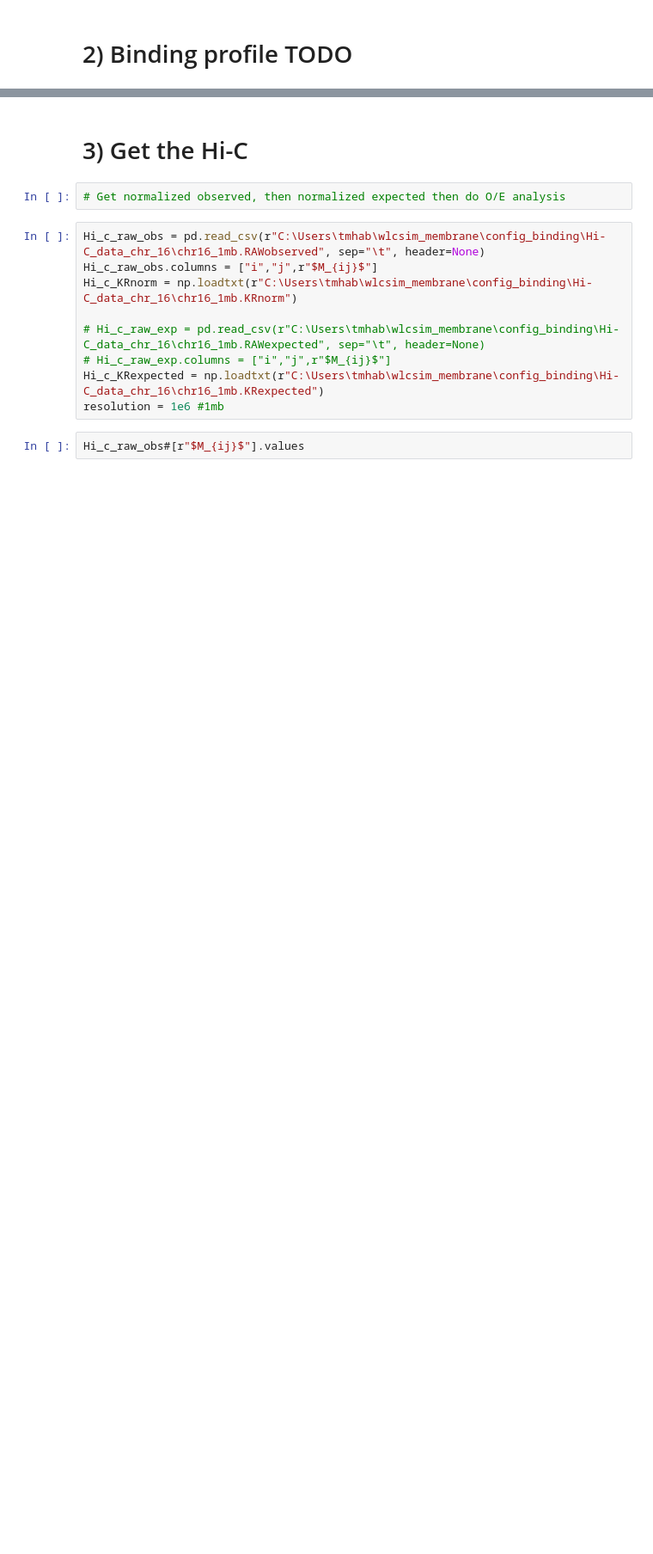
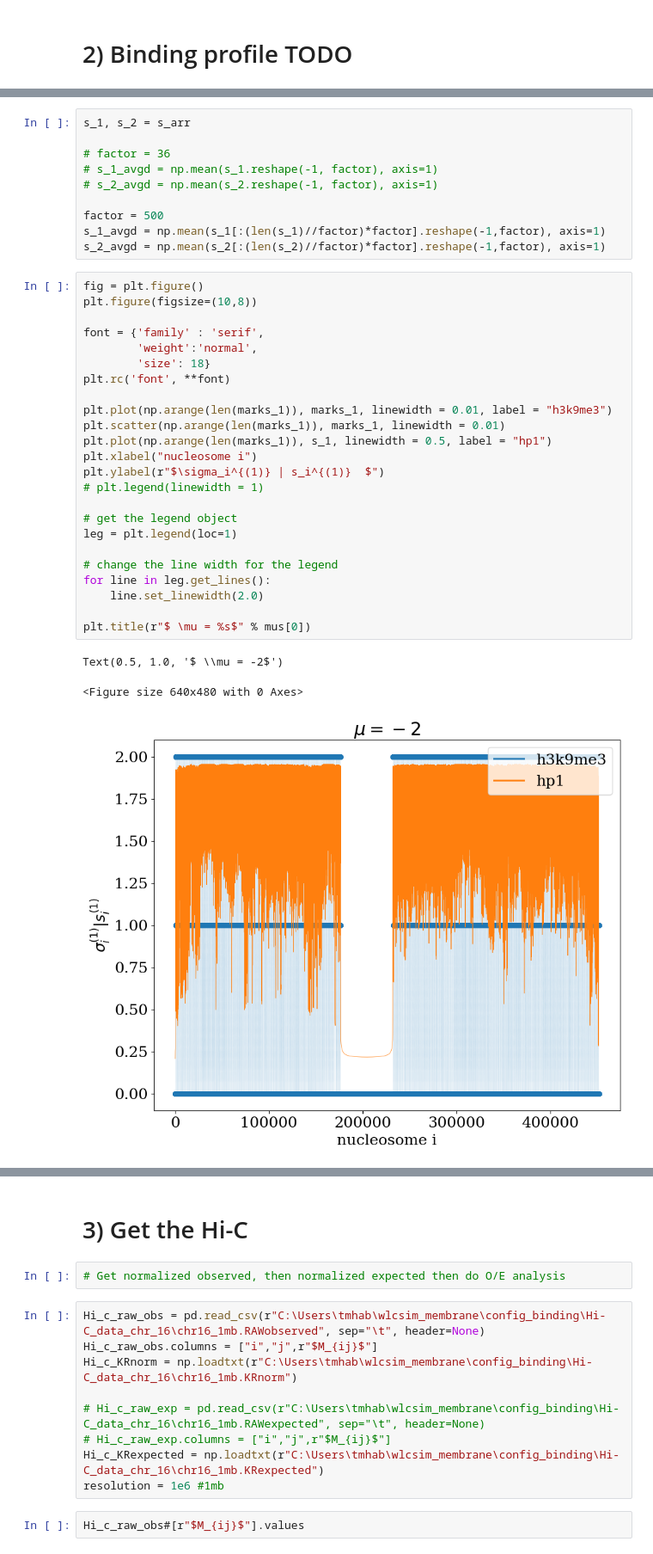
Before and after one commit to tmhabte/wlcsim_membrane, a Jupyter notebook: config_binding/Hi-C_MLP.ipynb, the cells around one changed output, grey strips where cells are left out. Shown at 86% size. Saved outputs shown, nothing was run; the diff lists cells and outputs as text; blank space fills up the shorter version.

```diff
--- a/config_binding/Hi-C_MLP.ipynb
+++ b/config_binding/Hi-C_MLP.ipynb
@@ -134,0 +322,38 @@ Text(0, 0.5, '$\\sigma_i^{(1)}$')
+# %%
+s_1, s_2 = s_arr
+
+# factor = 36
+# s_1_avgd = np.mean(s_1.reshape(-1, factor), axis=1)
+# s_2_avgd = np.mean(s_2.reshape(-1, factor), axis=1)
+
+factor = 500
+s_1_avgd = np.mean(s_1[:(len(s_1)//factor)*factor].reshape(-1,factor), axis=1)
+s_2_avgd = np.mean(s_2[:(len(s_2)//factor)*factor].reshape(-1,factor), axis=1)
+# %%
+fig = plt.figure()
+plt.figure(figsize=(10,8))
+
+font = {'family' : 'serif',
+        'weight':'normal',
+        'size': 18}
+plt.rc('font', **font)
+
+plt.plot(np.arange(len(marks_1)), marks_1, linewidth = 0.01, label = "h3k9me3")
+plt.scatter(np.arange(len(marks_1)), marks_1, linewidth = 0.01)
+plt.plot(np.arange(len(marks_1)), s_1, linewidth = 0.5, label = "hp1")
+plt.xlabel("nucleosome i")
+plt.ylabel(r"$\sigma_i^{(1)} | s_i^{(1)}  $")
+# plt.legend(linewidth = 1)
+
+# get the legend object
+leg = plt.legend(loc=1)
+
+# change the line width for the legend
+for line in leg.get_lines():
+    line.set_linewidth(2.0)
+
+plt.title(r"$ \mu = %s$" % mus[0])
+# %% [output]
+Text(0.5, 1.0, '$ \\mu = -2$')
+<Figure size 640x480 with 0 Axes>
+[figure, added]
```
Also changed, not shown: parts of 10 cells of this notebook.
